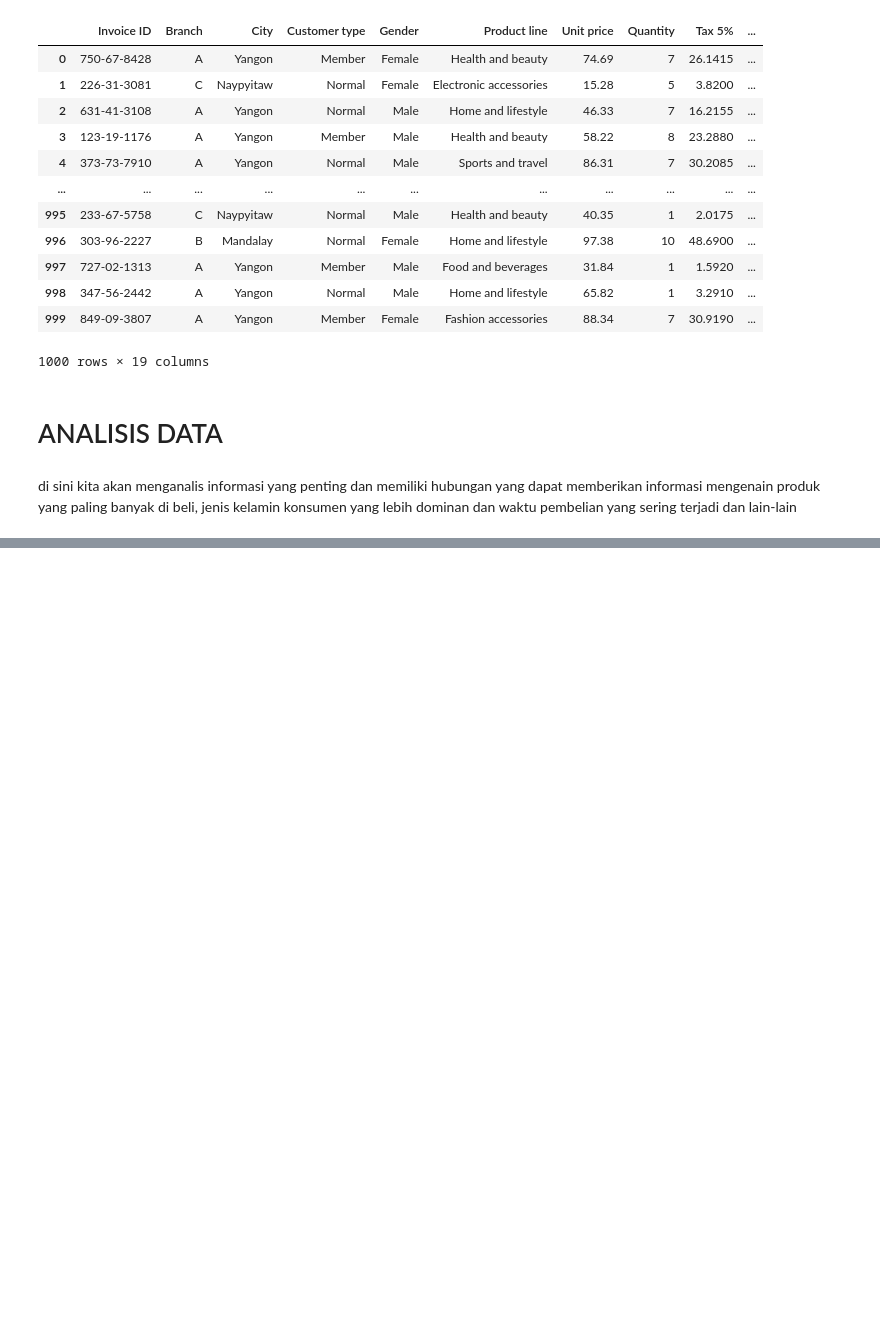
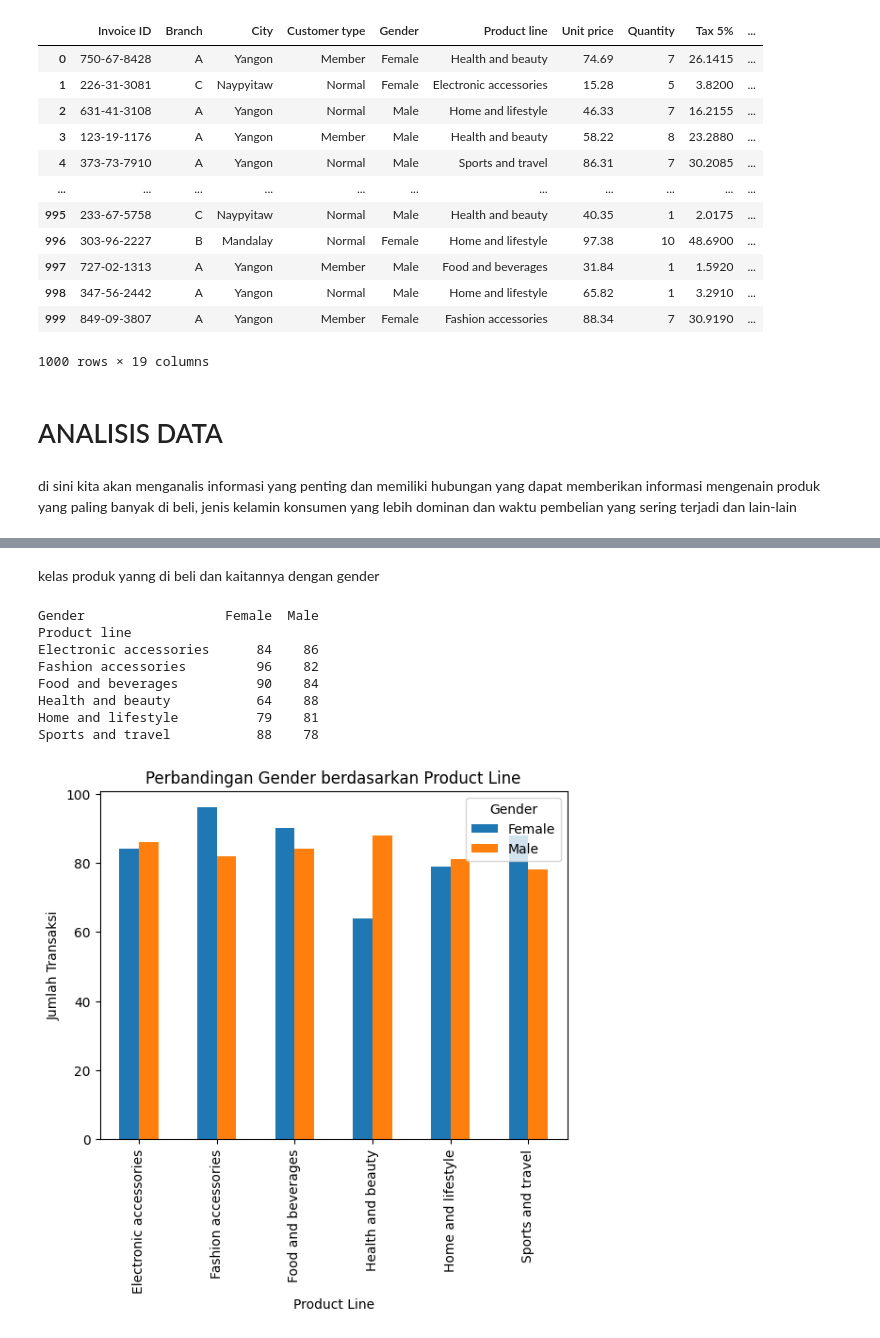
Before and after one commit to ihyaulumuddin044/portofolio_data_analyst, a Jupyter notebook: sales_analisis/market_sales.ipynb, the cells around one changed output, grey strips where cells are left out. Cells and saved outputs as stored; diff of their text form; code cells hidden in the pictures; blank space fills up the shorter version.

```diff
--- a/sales_analisis/market_sales.ipynb
+++ b/sales_analisis/market_sales.ipynb
@@ -105,0 +160,21 @@ di sini kita akan menganalis informasi yang penting dan memiliki hubungan yang d
+# %% [markdown]
+kelas produk yanng di beli dan kaitannya dengan gender
+# %%
+
+gender_product_line = data.groupby(['Product line', 'Gender']).size().unstack()
+
+print(gender_product_line)
+gender_product_line.plot(kind='bar', stacked=False, title='Perbandingan Gender berdasarkan Product Line')
+plt.ylabel('Jumlah Transaksi')
+plt.xlabel('Product Line')
+plt.show()
+# %% [output]
+Gender                  Female  Male
+Product line
+Electronic accessories      84    86
+Fashion accessories         96    82
+Food and beverages          90    84
+Health and beauty           64    88
+Home and lifestyle          79    81
+Sports and travel           88    78
+[figure, added]
```
Also changed, not shown: parts of 22 cells of this notebook.
